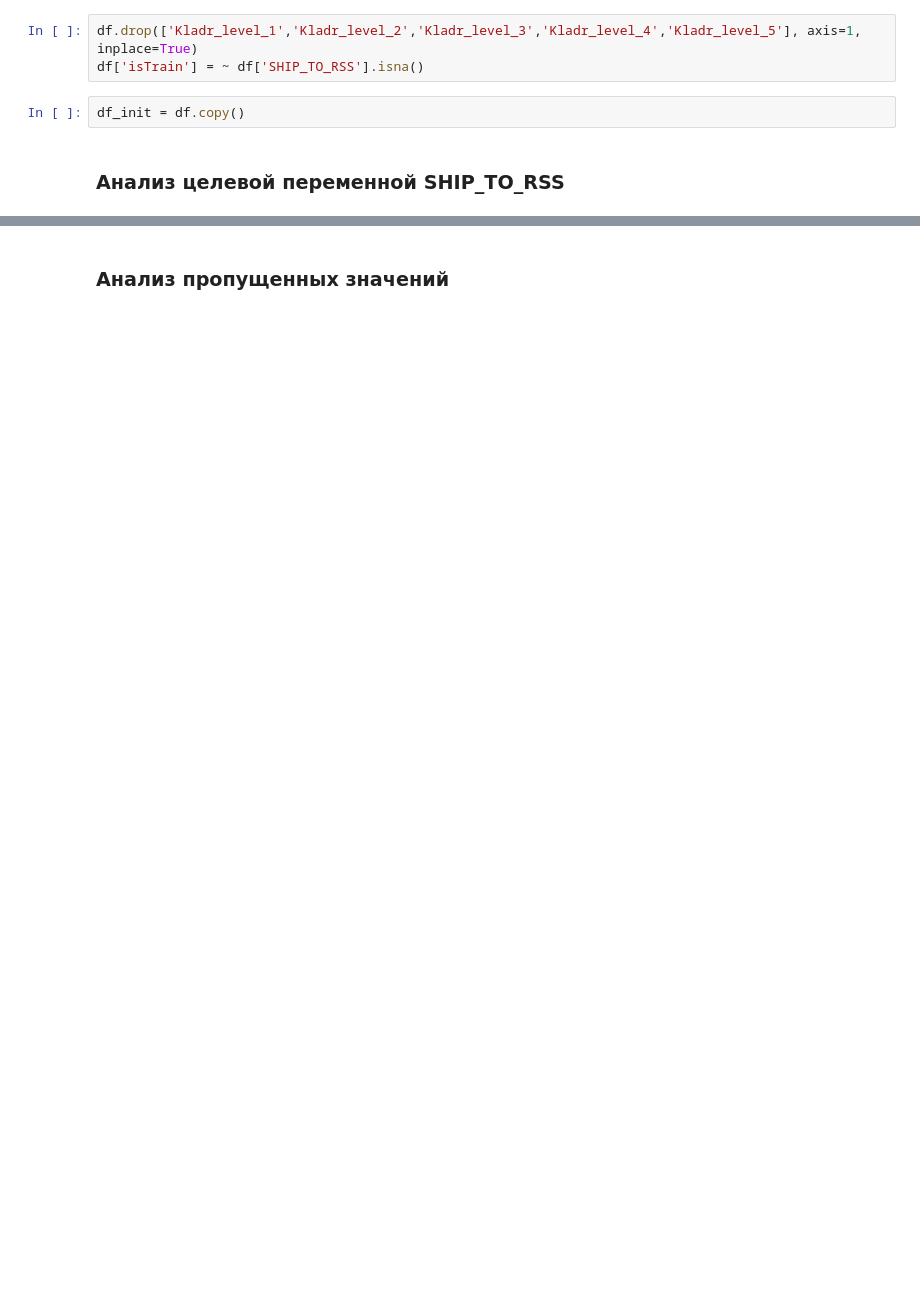
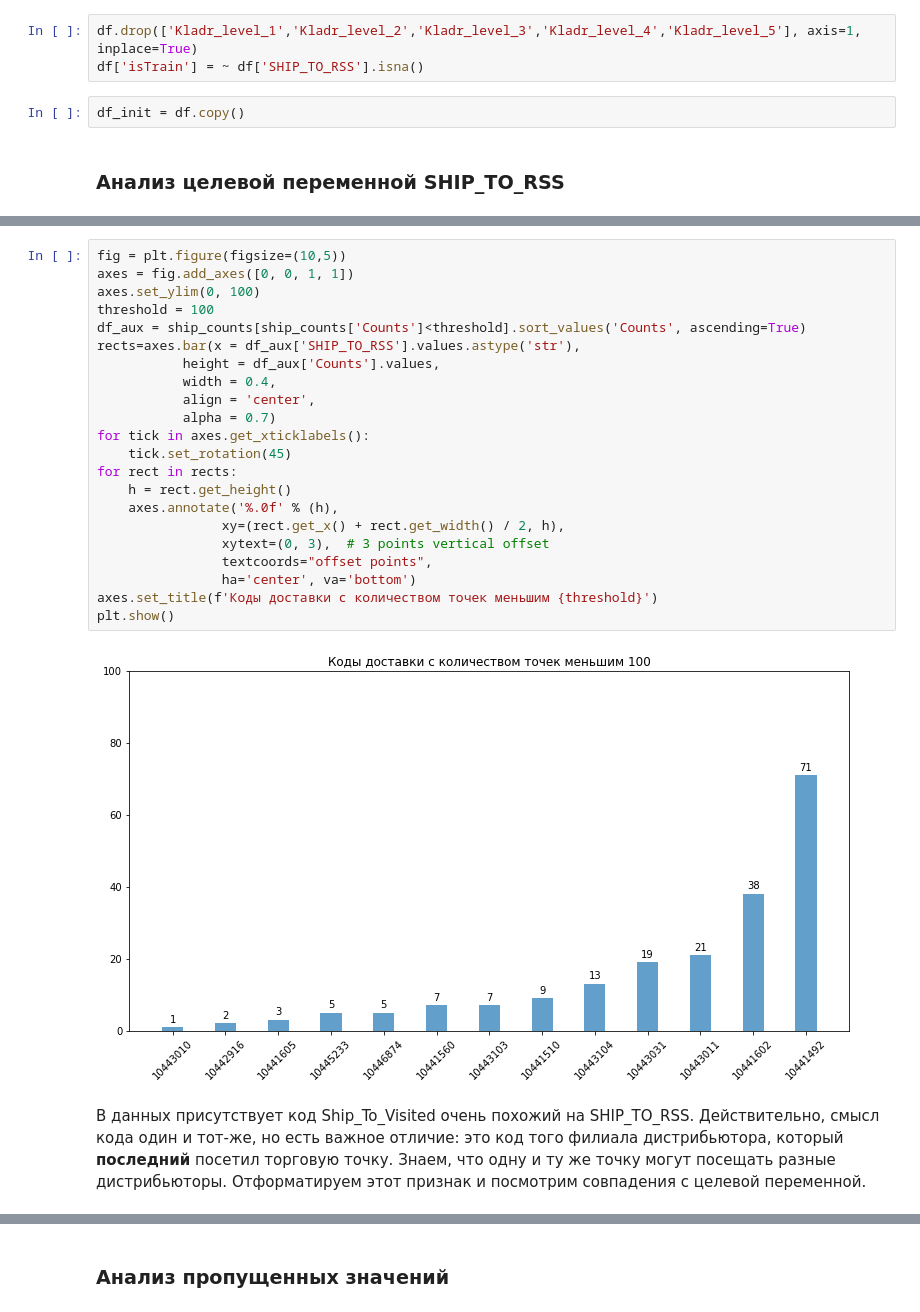
Before and after one commit to pigidser/Territory-Prediction, a Jupyter notebook: Data analysis and pre-processing.ipynb, the cells around one changed output, grey strips where cells are left out. Cells and saved outputs as stored; diff of their text form; blank space fills up the shorter version.

```diff
--- a/Data analysis and pre-processing.ipynb
+++ b/Data analysis and pre-processing.ipynb
@@ -260,0 +280,26 @@ Text(0.5, 1.0, 'Количество кодов доставки по колич
+# %%
+fig = plt.figure(figsize=(10,5))
+axes = fig.add_axes([0, 0, 1, 1])
+axes.set_ylim(0, 100)
+threshold = 100
+df_aux = ship_counts[ship_counts['Counts']<threshold].sort_values('Counts', ascending=True)
+rects=axes.bar(x = df_aux['SHIP_TO_RSS'].values.astype('str'),
+           height = df_aux['Counts'].values,
+           width = 0.4,
+           align = 'center',
+           alpha = 0.7)
+for tick in axes.get_xticklabels():
+    tick.set_rotation(45)
+for rect in rects:
+    h = rect.get_height()
+    axes.annotate('%.0f' % (h),
+                xy=(rect.get_x() + rect.get_width() / 2, h),
+                xytext=(0, 3),  # 3 points vertical offset
+                textcoords="offset points",
+                ha='center', va='bottom')
+axes.set_title(f'Коды доставки с количеством точек меньшим {threshold}')
+plt.show()
+# %% [output]
+[figure, added]
+# %% [markdown]
+В данных присутствует код Ship_To_Visited очень похожий на SHIP_TO_RSS. Действительно, смысл кода один и тот-же, но есть важное отличие: это код того филиала дистрибьютора, который __последний__ посетил торговую точку. Знаем, что одну и ту же точку могут посещать разные дистрибьюторы. Отформатируем этот признак и посмотрим совпадения с целевой переменной.
```
Also changed, not shown: parts of 160 cells of this notebook.
